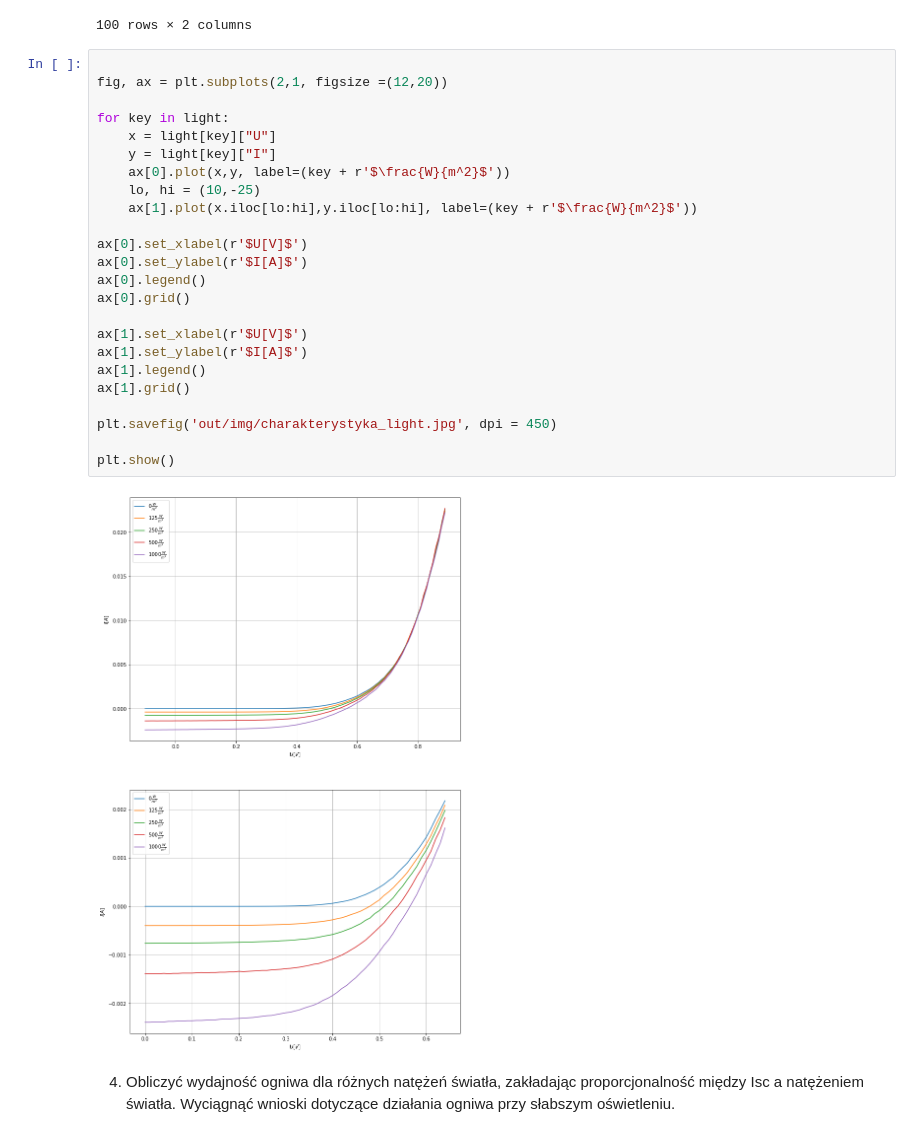
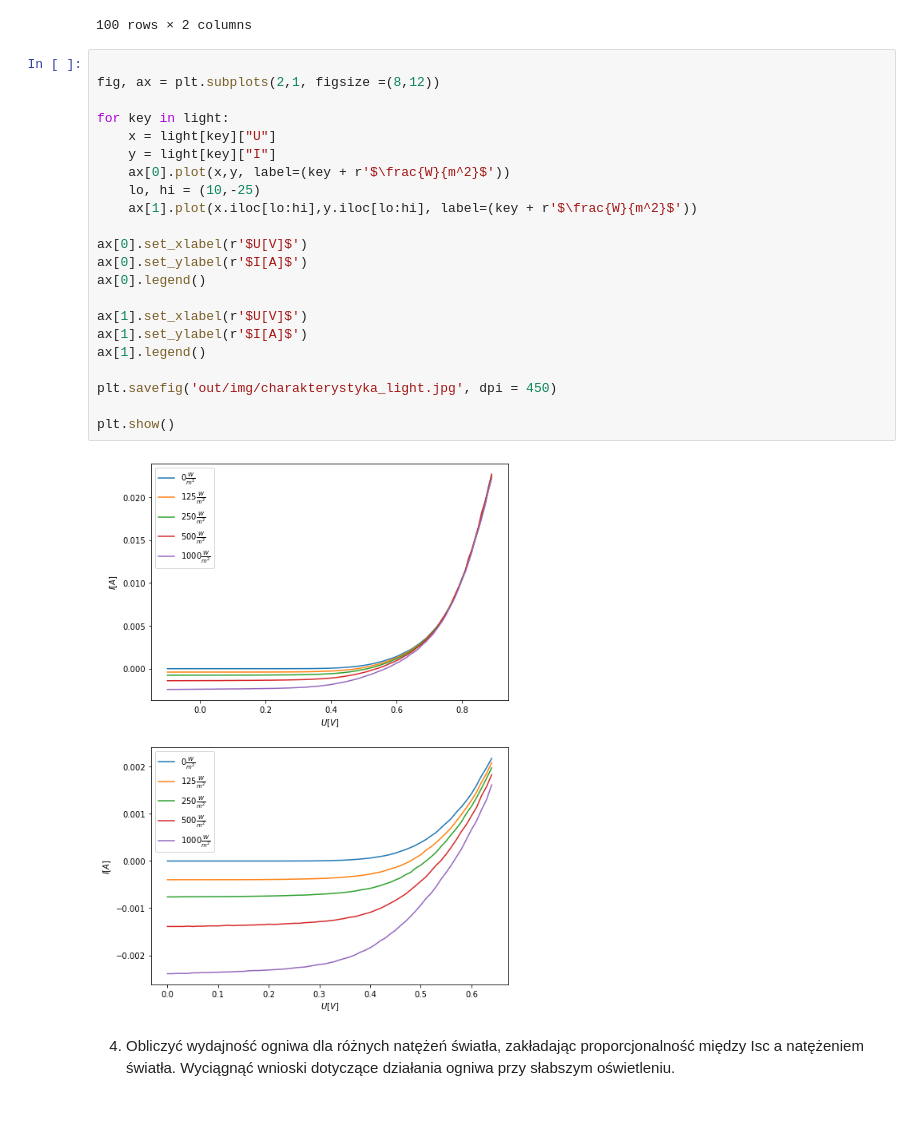
Before and after one commit to ficnawode/fizyka-pw-lab2-data-analysis, a Jupyter notebook: cw9/light.ipynb, the cells around one changed output. Cells and saved outputs as stored; diff of their text form.

```diff
--- a/cw9/light.ipynb
+++ b/cw9/light.ipynb
@@ -31,30 +31,28 @@ light['0']
 100 rows × 2 columns
 # %%
 
-fig, ax = plt.subplots(2,1, figsize =(12,20))
+fig, ax = plt.subplots(2,1, figsize =(8,12))
 
 for key in light:
     x = light[key]["U"]
     y = light[key]["I"]
     ax[0].plot(x,y, label=(key + r'$\frac{W}{m^2}$'))
     lo, hi = (10,-25)
     ax[1].plot(x.iloc[lo:hi],y.iloc[lo:hi], label=(key + r'$\frac{W}{m^2}$'))
 
 ax[0].set_xlabel(r'$U[V]$')
 ax[0].set_ylabel(r'$I[A]$')
 ax[0].legend()
-ax[0].grid()
 
 ax[1].set_xlabel(r'$U[V]$')
 ax[1].set_ylabel(r'$I[A]$')
 ax[1].legend()
-ax[1].grid()
 
 plt.savefig('out/img/charakterystyka_light.jpg', dpi = 450)
 
 plt.show()
 # %% [output]
-[figure, old version]
+[figure, new version]
 # %% [markdown]
 4. Obliczyć wydajność ogniwa dla różnych natężeń światła, zakładając
 proporcjonalność między Isc a natężeniem światła. Wyciągnąć wnioski dotyczące
```
Also changed, not shown: 9 other files.
